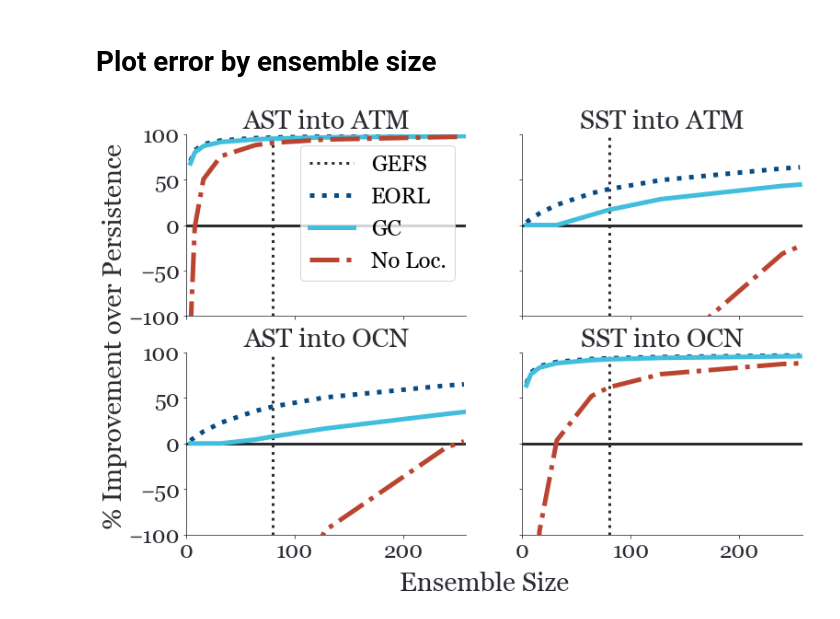
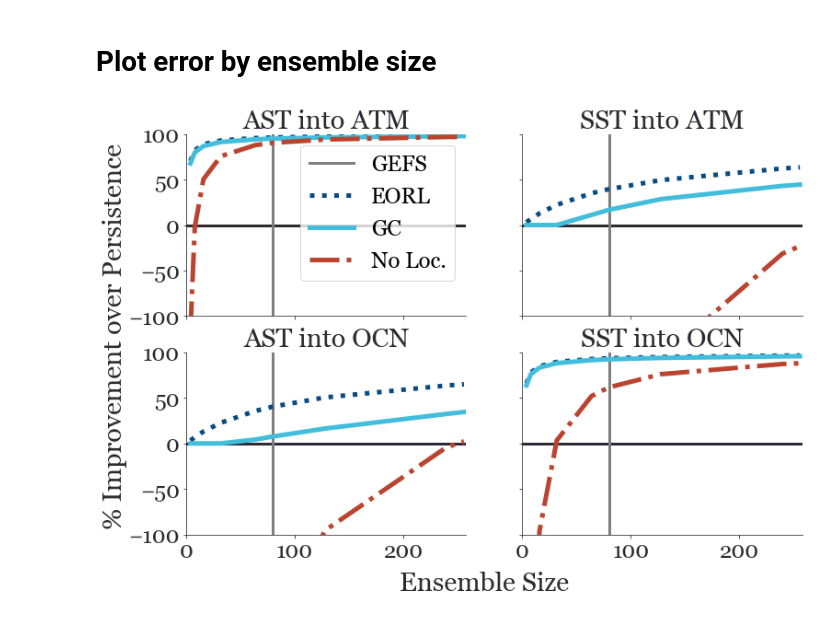
Before and after one commit to NOAA-PSL/obs_loc_for_scda, a Jupyter notebook: notebooks/opt_loc_by_ens_size.ipynb, the cells around one changed output. Cells and saved outputs as stored; diff of their text form; code cells hidden in the pictures.

Commit message:
changed GEFS line to gray

```diff
--- a/notebooks/opt_loc_by_ens_size.ipynb
+++ b/notebooks/opt_loc_by_ens_size.ipynb
@@ -75,58 +75,58 @@ fig, axs = plt.subplots(nrows=2, ncols=2, sharex=True, sharey=True)
 
 # AST into ATM
 axs[0,0].axhline(0, color=raisin_black, linestyle='-', linewidth=3)
-axs[0,0].axvline(80, color=raisin_black, linestyle=':', linewidth=3, label = 'GEFS')
+axs[0,0].axvline(80, color='tab:gray', linestyle='-', linewidth=3, label = 'GEFS')
 axs[0,0].plot(ds['ens_size'].values, 100*ds['error_eorl_atm_ast_relative_median'].values,  linewidth=5, linestyle=':',  color=yale_blue,          label='EORL')
 axs[0,0].plot(ds['ens_size'].values, 100*ds['error_gcr_atm_ast_relative_median'].values,   linewidth=5, linestyle='-',  color=maximum_blue,       label='GC')
 axs[0,0].plot(ds['ens_size'].values, 100*ds['error_unloc_atm_ast_relative_median'].values, linewidth=5, linestyle='-.', color=golden_gate_bridge, label='No Loc.')
 
 # SST into ATM
 axs[0,1].axhline(0, color=raisin_black, linestyle='-', linewidth=3)
-axs[0,1].axvline(80, color=raisin_black, linestyle=':', linewidth=3)
+axs[0,1].axvline(80, color='tab:gray', linestyle='-', linewidth=3)
 axs[0,1].plot(ds['ens_size'].values, 100*ds['error_eorl_atm_sst_relative_median'].values,  linewidth=5, linestyle=':',  color=yale_blue)
 axs[0,1].plot(ds['ens_size'].values, 100*ds['error_gcr_atm_sst_relative_median'].values,   linewidth=5, linestyle='-',  color=maximum_blue)
 axs[0,1].plot(ds['ens_size'].values, 100*ds['error_unloc_atm_sst_relative_median'].values, linewidth=5, linestyle='-.', color=golden_gate_bridge)
 
 # AST into OCN
 axs[1,0].axhline(0, color=raisin_black, linestyle='-', linewidth=3)
-axs[1,0].axvline(80, color=raisin_black, linestyle=':', linewidth=3)
+axs[1,0].axvline(80, color='tab:gray', linestyle='-', linewidth=3)
 axs[1,0].plot(ds['ens_size'].values, 100*ds['error_eorl_ocn_ast_relative_median'].values,  linewidth=5, linestyle=':',  color=yale_blue)
 axs[1,0].plot(ds['ens_size'].values, 100*ds['error_gcr_ocn_ast_relative_median'].values,   linewidth=5, linestyle='-',  color=maximum_blue)
 axs[1,0].plot(ds['ens_size'].values, 100*ds['error_unloc_ocn_ast_relative_median'].values, linewidth=5, linestyle='-.', color=golden_gate_bridge)
 
 # SST into OCN
 axs[1,1].axhline(0, color=raisin_black, linestyle='-', linewidth=3)
-axs[1,1].axvline(80, color=raisin_black, linestyle=':', linewidth=3)
+axs[1,1].axvline(80, color='tab:gray', linestyle='-', linewidth=3)
 axs[1,1].plot(ds['ens_size'].values, 100*ds['error_eorl_ocn_sst_relative_median'].values,  linewidth=5, linestyle=':',  color=yale_blue)
 axs[1,1].plot(ds['ens_size'].values, 100*ds['error_gcr_ocn_sst_relative_median'].values,   linewidth=5, linestyle='-',  color=maximum_blue)
 axs[1,1].plot(ds['ens_size'].values, 100*ds['error_unloc_ocn_sst_relative_median'].values, linewidth=5, linestyle='-.', color=golden_gate_bridge)
 
 
 # Titles
 fig.supylabel('% Improvement over Persistence', color=raisin_black)
 fig.supxlabel('Ensemble Size', color=raisin_black)
 axs[0,0].legend()
 axs[0,0].set_title('AST into ATM', color=raisin_black)
 axs[0,1].set_title('SST into ATM', color=raisin_black)
 axs[1,0].set_title('AST into OCN', color=raisin_black)
 axs[1,1].set_title('SST into OCN', color=raisin_black)
 
 # Adjust aesthetics
 for ax in axs.reshape(-1):
     ax.set_ylim([-100, 100])
     ax.set_xlim([0, 258])
     ax.spines['bottom'].set_color(raisin_black)
     ax.spines['top'].set_visible(False)
     ax.spines['right'].set_visible(False)
     ax.spines['left'].set_color(raisin_black)
     ax.xaxis.label.set_color(raisin_black)
     ax.yaxis.label.set_color(raisin_black)
     ax.tick_params(colors=raisin_black, which='both')
 
 plt.rcParams['figure.figsize'] = [12,8]
 plt.rcParams.update({'font.sans-serif':'Georgia'})
 plt.rcParams.update({'font.size':24})
 plt.savefig(plot_dir+'/ast_sst_rloc_errors_vs_ens_size_legend.pdf',  bbox_inches='tight')
 plt.show()
 # %% [output]
-[figure, old version]
+[figure, new version]
```
Also changed, not shown: 1 other file.
